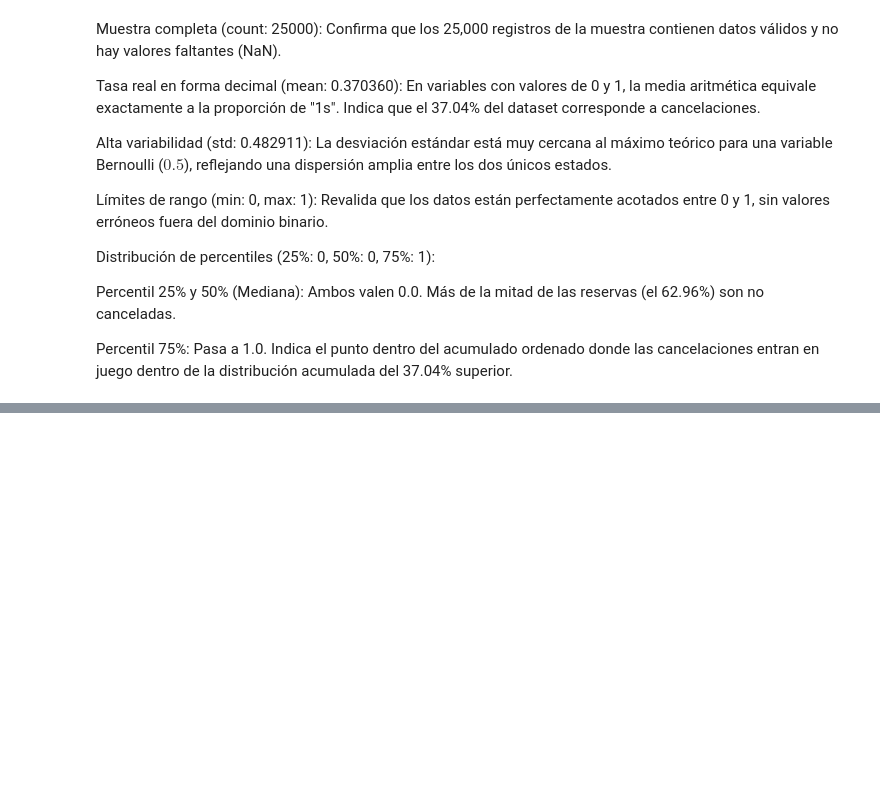
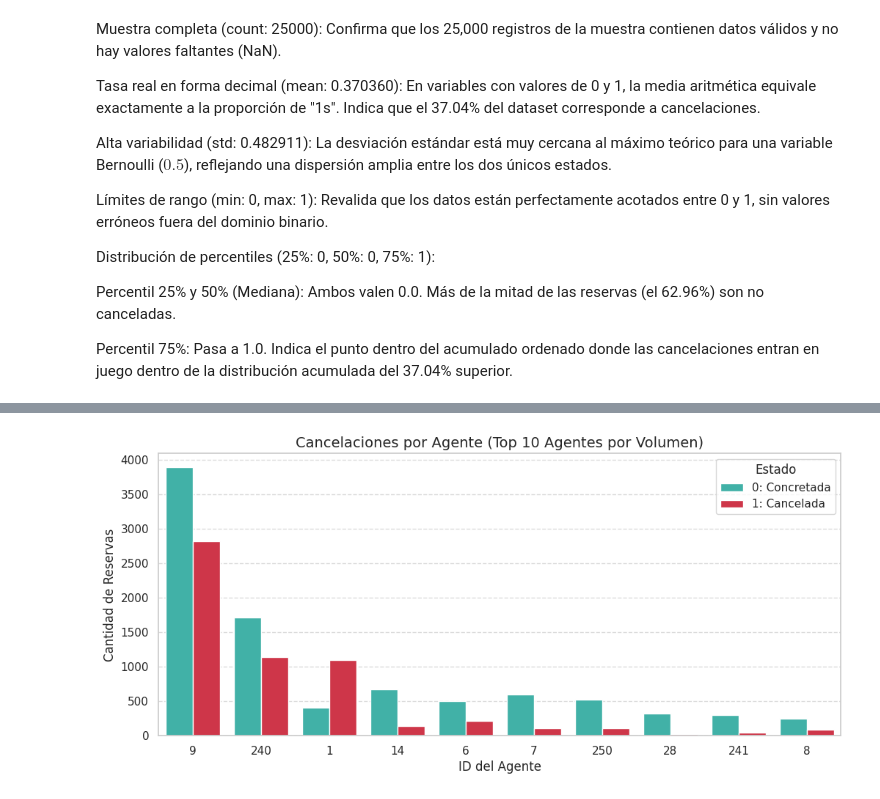
Before and after one commit to manfredialdo/iad-tpi01, a Jupyter notebook: tpi01.ipynb, the cells around one changed output, grey strips where cells are left out. Saved outputs shown, nothing was run; the diff lists cells and outputs as text; code cells hidden in the pictures; blank space fills up the shorter version.

```diff
--- a/tpi01.ipynb
+++ b/tpi01.ipynb
@@ -492,0 +761,25 @@ Percentil 75%: Pasa a 1.0. Indica el punto dentro del acumulado ordenado donde l
+# %%
+import matplotlib.pyplot as plt
+import seaborn as sns
+
+top10_agentes_idx = df['agent'].value_counts().head(10).index
+df_top_agentes = df[df['agent'].isin(top10_agentes_idx)].copy()
+df_top_agentes['agent'] = df_top_agentes['agent'].astype(int)
+
+plt.figure(figsize=(12, 5))
+sns.countplot(
+    data=df_top_agentes,
+    x='agent',
+    hue='is_canceled',
+    order=top10_agentes_idx.astype(int),
+    palette=['#2ec4b6', '#e71d36']
+)
+
+plt.title('Cancelaciones por Agente (Top 10 Agentes por Volumen)', fontsize=14)
+plt.xlabel('ID del Agente', fontsize=12)
+plt.ylabel('Cantidad de Reservas', fontsize=12)
+plt.legend(title='Estado', labels=['0: Concretada', '1: Cancelada'])
+plt.grid(axis='y', linestyle='--', alpha=0.7)
+plt.show()
+# %% [output]
+[figure, added]
```
Also changed, not shown: parts of 23 cells of this notebook.
